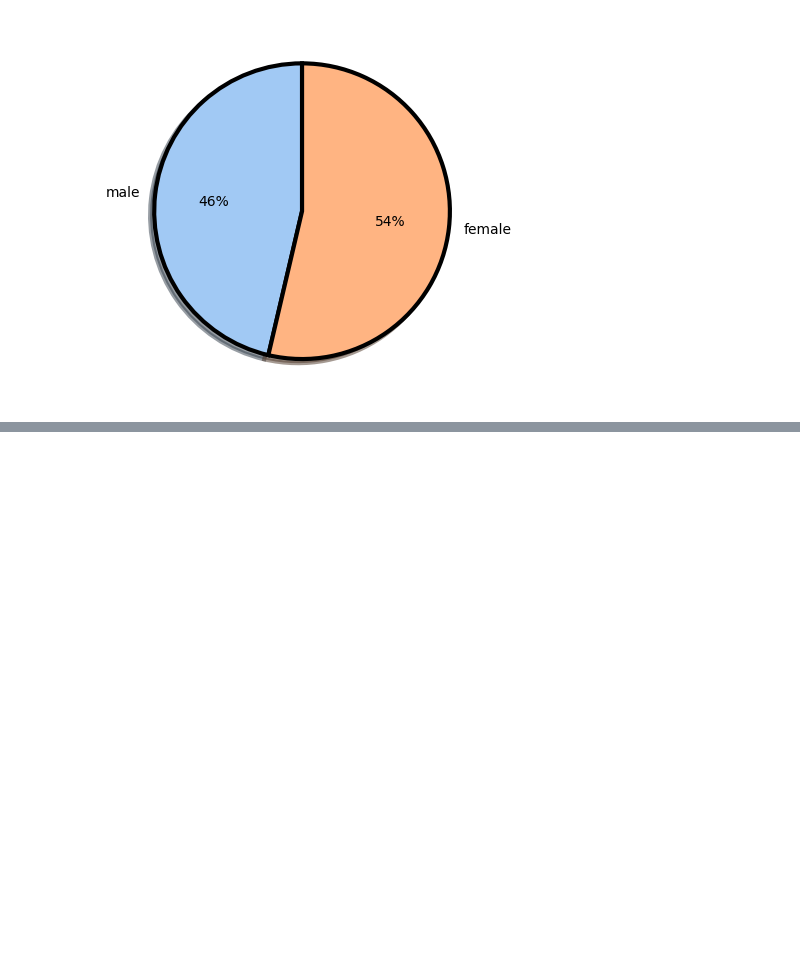
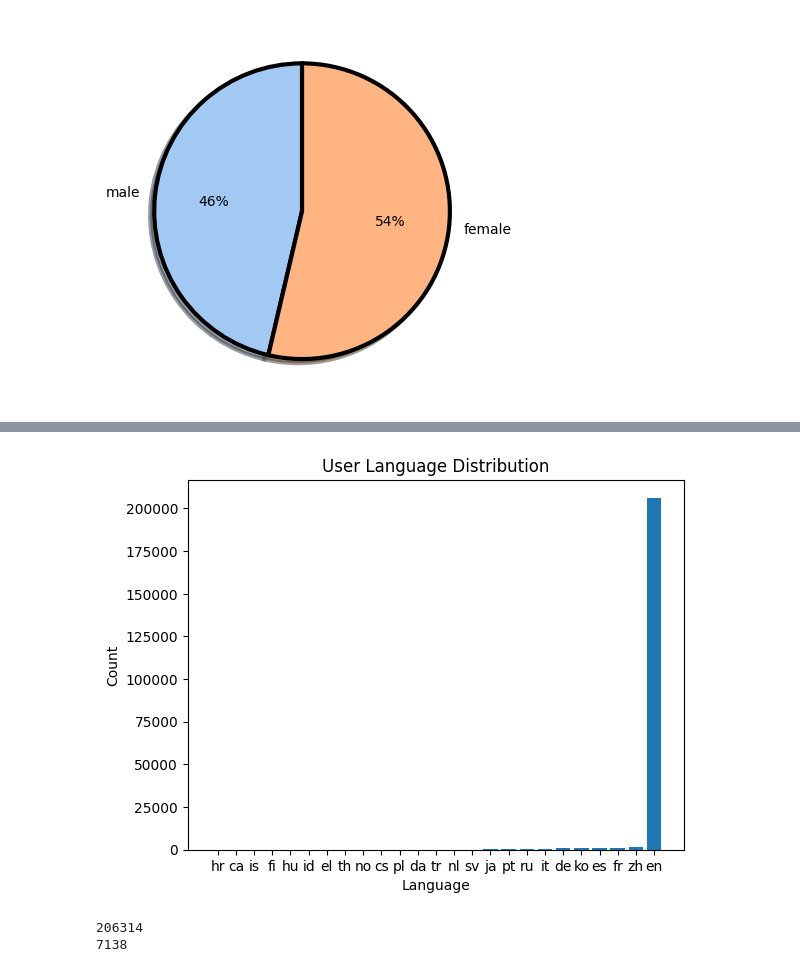
Before and after one commit to nogibjj/Project3_SQL_YZ, a Jupyter notebook: test.ipynb, the cells around one changed output, grey strips where cells are left out. Cells and saved outputs as stored; diff of their text form; code cells hidden in the pictures; blank space fills up the shorter version.

```diff
--- a/test.ipynb
+++ b/test.ipynb
@@ -30,0 +59,34 @@ plt.show()
+# %%
+# Get the user lanuage information from the database
+cursor.execute("""SELECT language, COUNT(language) AS lg_num FROM train_user GROUP BY language ORDER BY lg_num;""")
+userLanguage = cursor.fetchall()
+
+# create one list of language and one list of count
+language = []
+languageCount = []
+for i in range(1, len(userLanguage)):
+    language.append(userLanguage[i][0])
+    languageCount.append(userLanguage[i][1])
+# %%
+# plot a bar chart of the language and count
+plt.bar(language, languageCount)
+plt.xlabel('Language')
+plt.ylabel('Count')
+plt.title('User Language Distribution')
+plt.show()
+# %% [output]
+[figure, added]
+# %%
+# Number of users who speak English
+cursor.execute("""SELECT SUM(CASE WHEN language = "en" THEN 1 END) FROM train_user ;""")
+num_en = cursor.fetchall()[0][0]
+
+# Number of users who doesn't speak English
+cursor.execute("""SELECT SUM(CASE WHEN language <> "en" THEN 1 END) FROM train_user ;""")
+num_non_en = cursor.fetchall()[0][0]
+
+print(num_en)
+print(num_non_en)
+# %% [output]
+206314
+7138
```
Also changed, not shown: parts of 9 cells of this notebook, 10 other files.
